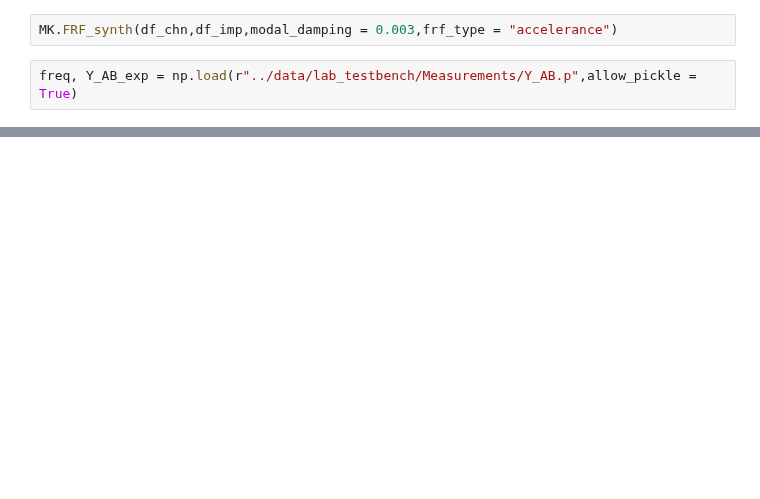
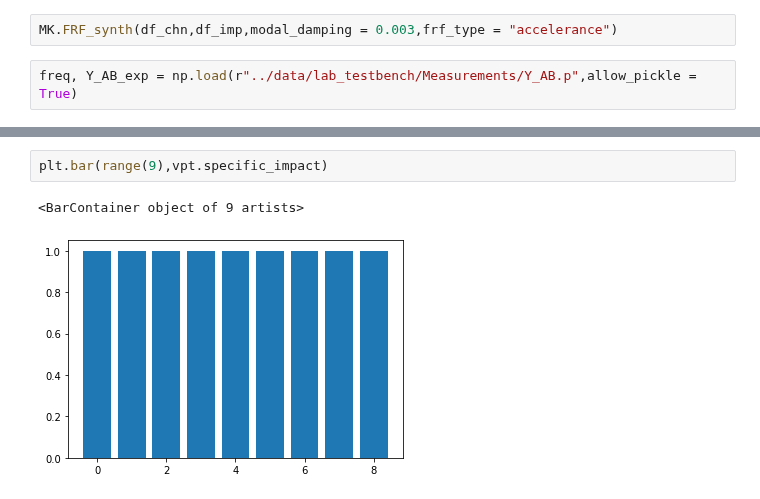
Before and after one commit to yannikmadeheim-del/pyFBS-nonlinear, a Jupyter notebook: examples/MCK_AM.ipynb, the cells around one changed output, grey strips where cells are left out. Saved outputs shown, nothing was run; the diff lists cells and outputs as text; blank space fills up the shorter version.

```diff
--- a/examples/MCK_AM.ipynb
+++ b/examples/MCK_AM.ipynb
@@ -103,0 +137,5 @@ plt.plot(freq,np.angle(Y_AB_exp[s1,s2]))
+# %%
+plt.bar(range(9),vpt.specific_impact)
+# %% [output]
+<BarContainer object of 9 artists>
+[figure, added]
```
Also changed, not shown: parts of 13 cells of this notebook, 1 other file.
